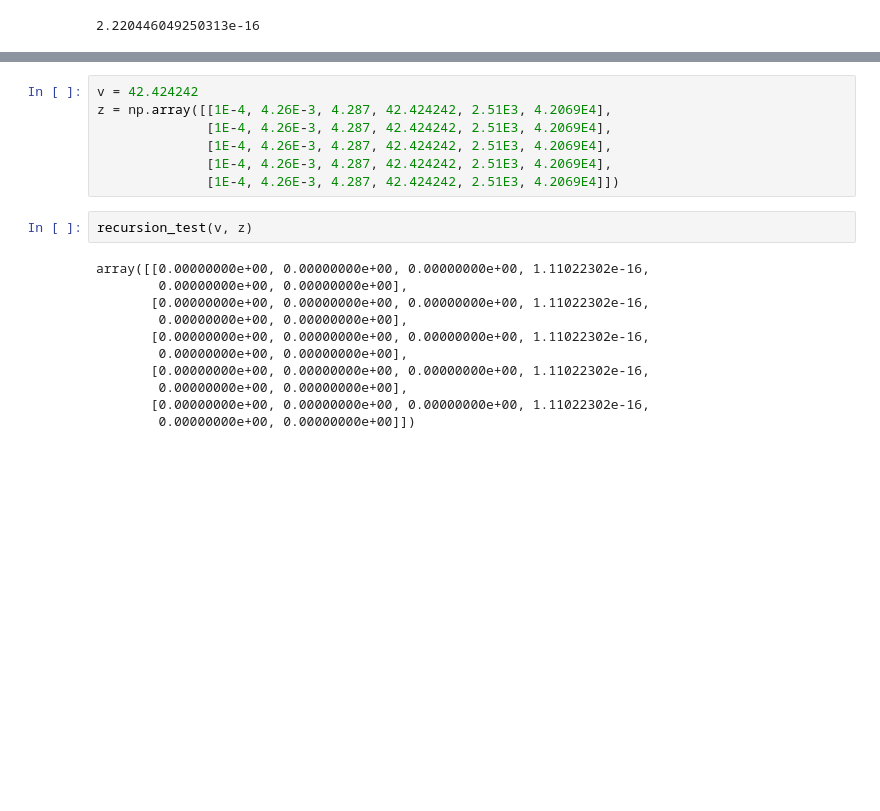
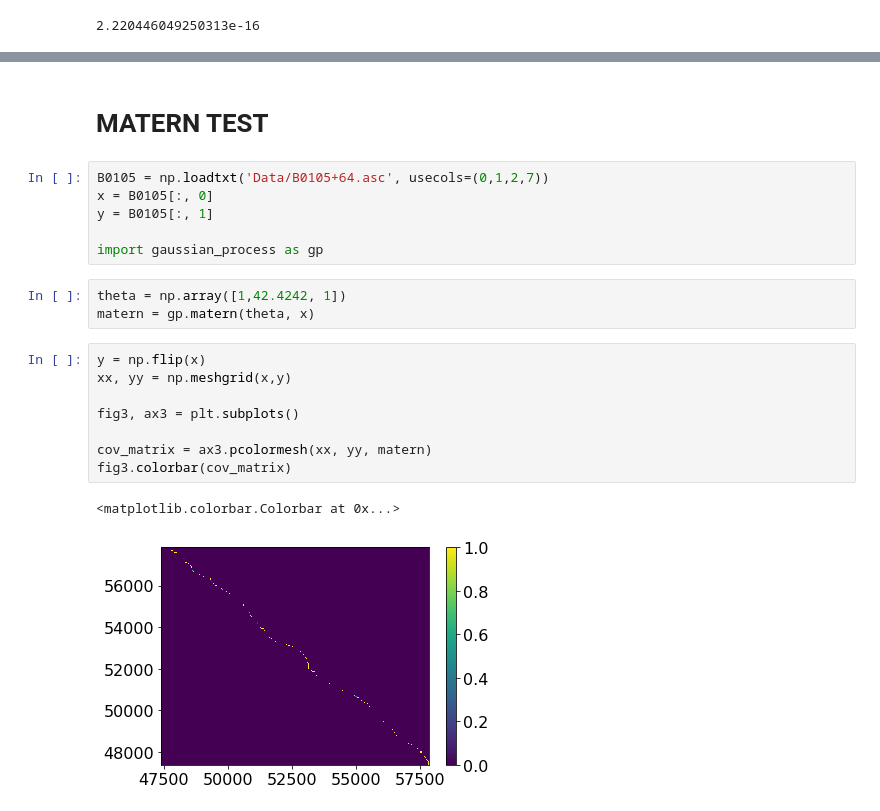
Before and after one commit to jacob-hjortlund/Bsc, a Jupyter notebook: Log bessel.ipynb, the cells around one changed output, grey strips where cells are left out. Saved outputs shown, nothing was run; the diff lists cells and outputs as text; blank space fills up the shorter version.

```diff
--- a/Log bessel.ipynb
+++ b/Log bessel.ipynb
@@ -289,20 +287,22 @@ np.median(rel_err_res)
-# %%
-v = 42.424242
-z = np.array([[1E-4, 4.26E-3, 4.287, 42.424242, 2.51E3, 4.2069E4],
-              [1E-4, 4.26E-3, 4.287, 42.424242, 2.51E3, 4.2069E4],
-              [1E-4, 4.26E-3, 4.287, 42.424242, 2.51E3, 4.2069E4],
-              [1E-4, 4.26E-3, 4.287, 42.424242, 2.51E3, 4.2069E4],
-              [1E-4, 4.26E-3, 4.287, 42.424242, 2.51E3, 4.2069E4]])
-# %%
-recursion_test(v, z)
-# %% [output]
-array([[0.00000000e+00, 0.00000000e+00, 0.00000000e+00, 1.11022302e-16,
-        0.00000000e+00, 0.00000000e+00],
-       [0.00000000e+00, 0.00000000e+00, 0.00000000e+00, 1.11022302e-16,
-        0.00000000e+00, 0.00000000e+00],
-       [0.00000000e+00, 0.00000000e+00, 0.00000000e+00, 1.11022302e-16,
-        0.00000000e+00, 0.00000000e+00],
-       [0.00000000e+00, 0.00000000e+00, 0.00000000e+00, 1.11022302e-16,
-        0.00000000e+00, 0.00000000e+00],
-       [0.00000000e+00, 0.00000000e+00, 0.00000000e+00, 1.11022302e-16,
-        0.00000000e+00, 0.00000000e+00]])
+# %% [markdown]
+# MATERN TEST
+# %%
+B0105 = np.loadtxt('Data/B0105+64.asc', usecols=(0,1,2,7))
+x = B0105[:, 0]
+y = B0105[:, 1]
+
+import gaussian_process as gp
+# %%
+theta = np.array([1,42.4242, 1])
+matern = gp.matern(theta, x)
+# %%
+y = np.flip(x)
+xx, yy = np.meshgrid(x,y)
+
+fig3, ax3 = plt.subplots()
+
+cov_matrix = ax3.pcolormesh(xx, yy, matern)
+fig3.colorbar(cov_matrix)
+# %% [output]
+<matplotlib.colorbar.Colorbar at 0x...>
+[figure, added]
```
Also changed, not shown: parts of 1 cell of this notebook, 2 other files.
